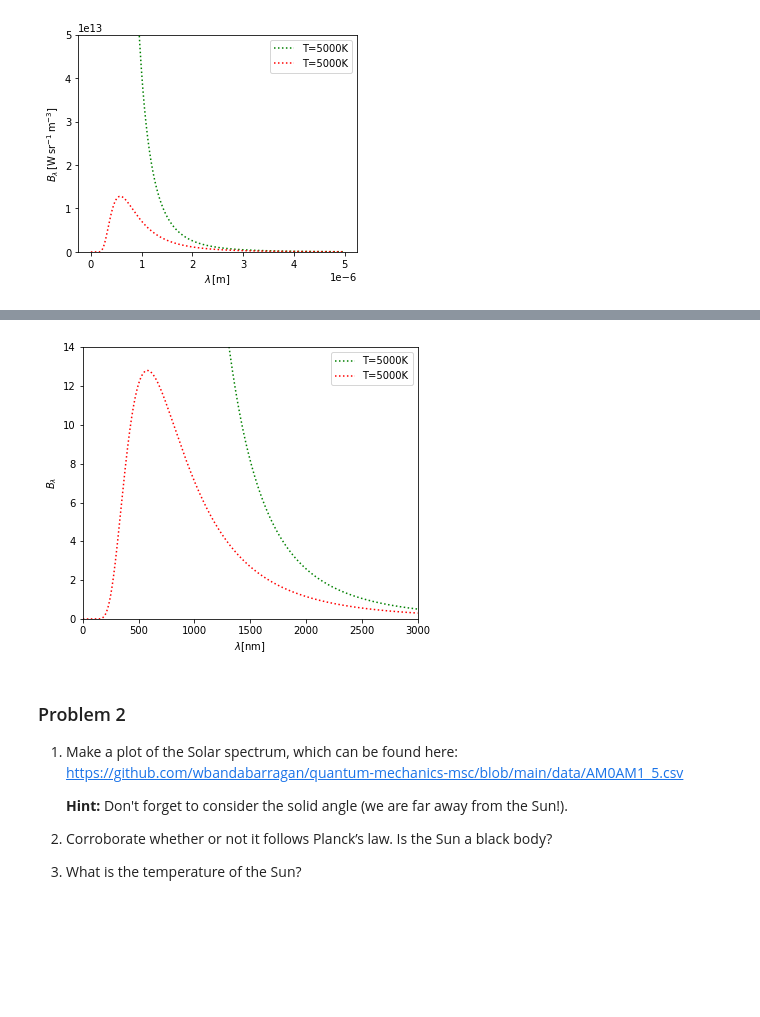
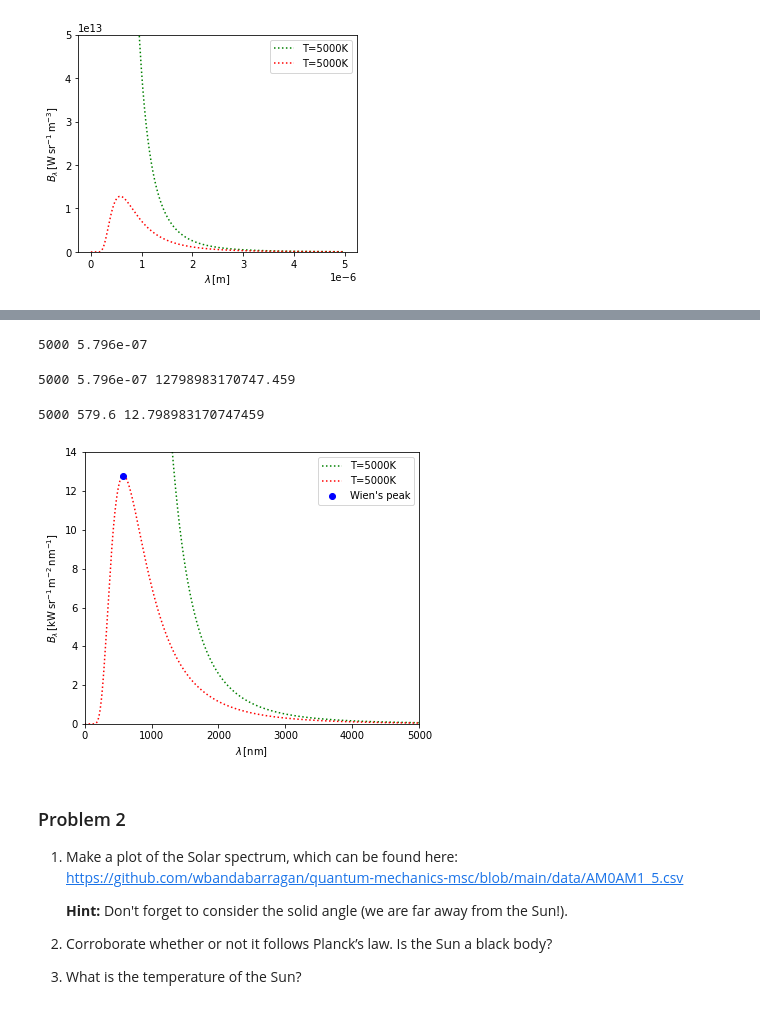
Before and after one commit to wbandabarragan/quantum-mechanics-msc, a Jupyter notebook: homework/classwork-01.ipynb, the cells around one changed output, grey strips where cells are left out. Saved outputs shown, nothing was run; the diff lists cells and outputs as text; code cells hidden in the pictures; blank space fills up the shorter version.

```diff
--- a/homework/classwork-01.ipynb
+++ b/homework/classwork-01.ipynb
@@ -187,29 +187,70 @@ plt.show()
+# %%
+# Define Wien's displacement law
+
+# Fix b
+
+b = 2.898e-3 # in meter*Kelvin
+
+def wien(tp):
+
+  # Peak lambda
+  l_max = b/tp # in m
+
+  return l_max
+# %%
+# Print the value of wavelength
+
+lm = wien(tp)
+
+print(tp, lm)
+# %% [output]
+5000 5.796e-07
+# %%
+# Evaluate the spectral radiance in that value
+
+rad_lm = planck(lm, tp)
+
+print(tp, lm, rad_lm)
+# %% [output]
+5000 5.796e-07 12798983170747.459
+# %%
+# Normalise to the same units as before
+
+lm_nm      = lm*1.e9 # in [nm]
+rad_lm_new = rad_lm*1.e-12 # in [kW/m^2/sr/nm]
+
+print(tp, lm_nm, rad_lm_new)
+# %% [output]
+5000 579.6 12.798983170747459
 # %%
 # Plotting
 
 # Creating figure environment with a customised size
 fig = plt.figure(figsize = (6,5))
 
 # We plot
-plt.plot(lb/1.e-9 , rad/1.e12, color='green', linestyle=':', label = f"T={tp}K") #, marker = 'o')
-plt.plot(lb/1.e-9 , rad2/1.e12, color='red', linestyle=':', label = f"T={tp}K") #, marker = 'o')
+plt.plot(lb_axis , rad1_axis, color='green', linestyle=':', label = f"T={tp}K") #, marker = 'o')
+plt.plot(lb_axis , rad2_axis, color='red', linestyle=':', label = f"T={tp}K") #, marker = 'o')
+
+# Add peak
+plt.plot(lm_nm, rad_lm_new, color='blue', marker = 'o', linestyle=" ", label = "Wien's peak")
 
 # Labels
-plt.xlabel(r"$\lambda \rm [nm]$")
-plt.ylabel(r"$B_{\lambda}$") # 'r' is to access latex notation
+plt.xlabel(r"$\lambda\,\rm[nm]$")
+plt.ylabel(r"$B_{\lambda}\,\rm [kW\,sr^{-1}\,m^{-2}\,nm^{-1}]$") # 'r' is to access latex notation
 
 # Add limits to axes
-plt.xlim(0, 3000)
+plt.xlim(0, 5000)
 plt.ylim(0, 1.4e1)
 
 
 # Add labels
 plt.legend()
 
 # We display the plot
 plt.show()
 # %% [output]
-[figure, old version]
+[figure, new version]
 # %% [markdown]
 ### Problem 2
 
```
Also changed, not shown: parts of 1 cell of this notebook.
